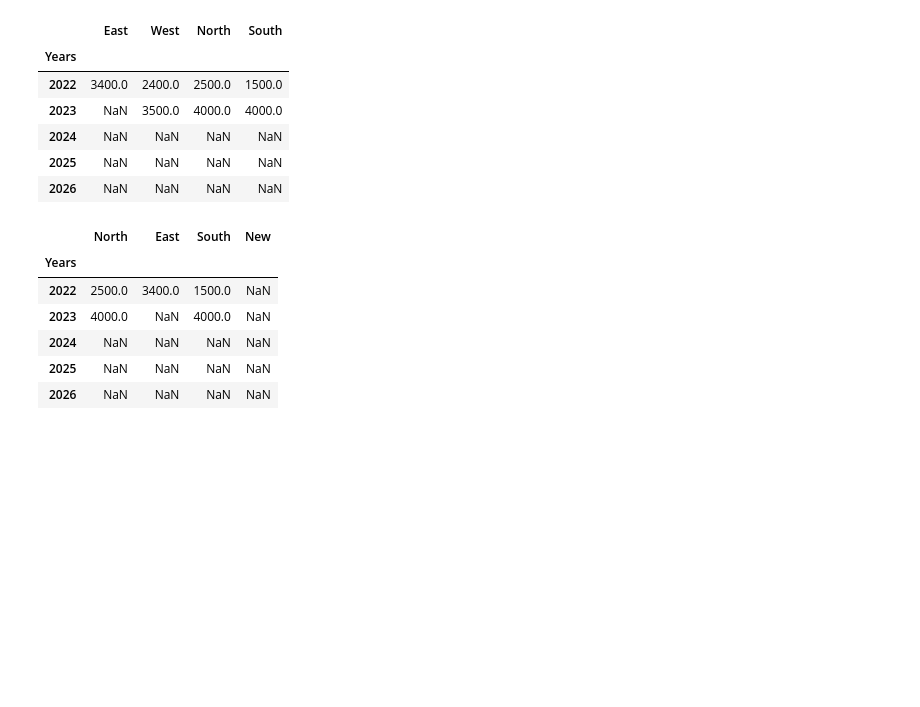
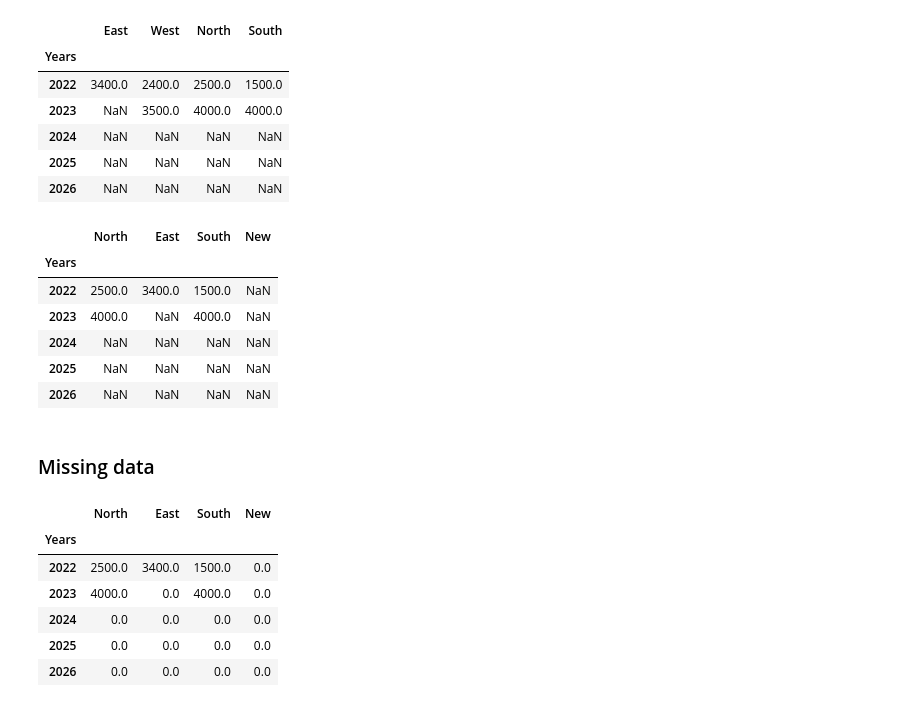
Before and after one commit to LSF970/pfd-april-2026, a Jupyter notebook: day-3/intro-to-pandas.ipynb, the cells around one changed output. Saved outputs shown, nothing was run; the diff lists cells and outputs as text; code cells hidden in the pictures; blank space fills up the shorter version.

```diff
--- a/day-3/intro-to-pandas.ipynb
+++ b/day-3/intro-to-pandas.ipynb
@@ -314,3 +314,15 @@ reindex_df
 | 2024 | NaN | NaN | NaN | NaN |
 | 2025 | NaN | NaN | NaN | NaN |
 | 2026 | NaN | NaN | NaN | NaN |
+# %% [markdown]
+### Missing data
+# %%
+reindex_df.fillna(0) # Doesn't assign to a new dataframe, just an output
+# %% [output]
+|  | North | East | South | New |
+| Years |  |  |  |  |
+| 2022 | 2500.0 | 3400.0 | 1500.0 | 0.0 |
+| 2023 | 4000.0 | 0.0 | 4000.0 | 0.0 |
+| 2024 | 0.0 | 0.0 | 0.0 | 0.0 |
+| 2025 | 0.0 | 0.0 | 0.0 | 0.0 |
+| 2026 | 0.0 | 0.0 | 0.0 | 0.0 |
```
Also changed, not shown: parts of 25 cells of this notebook, 2 other files.
